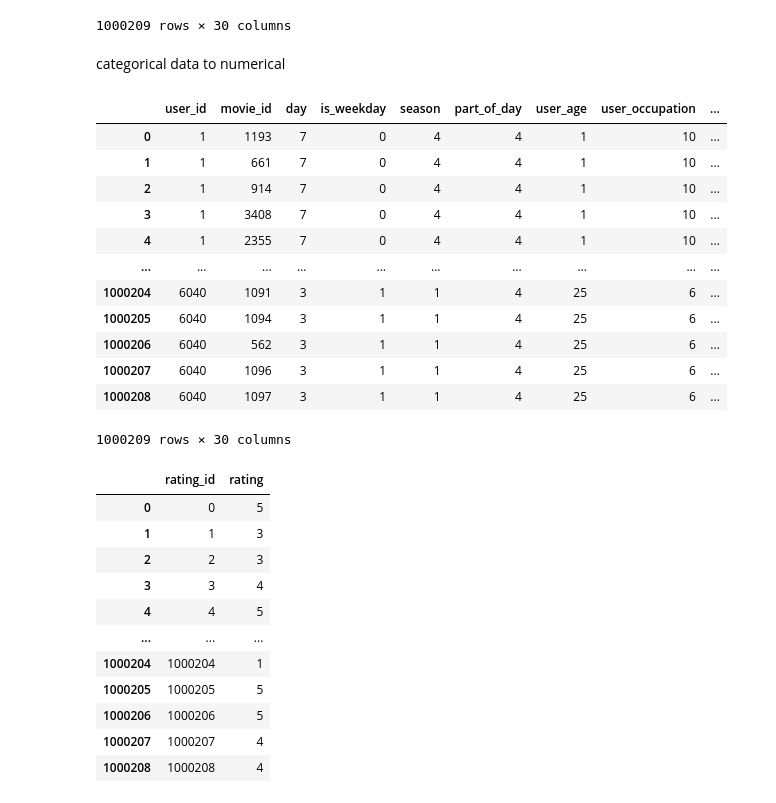
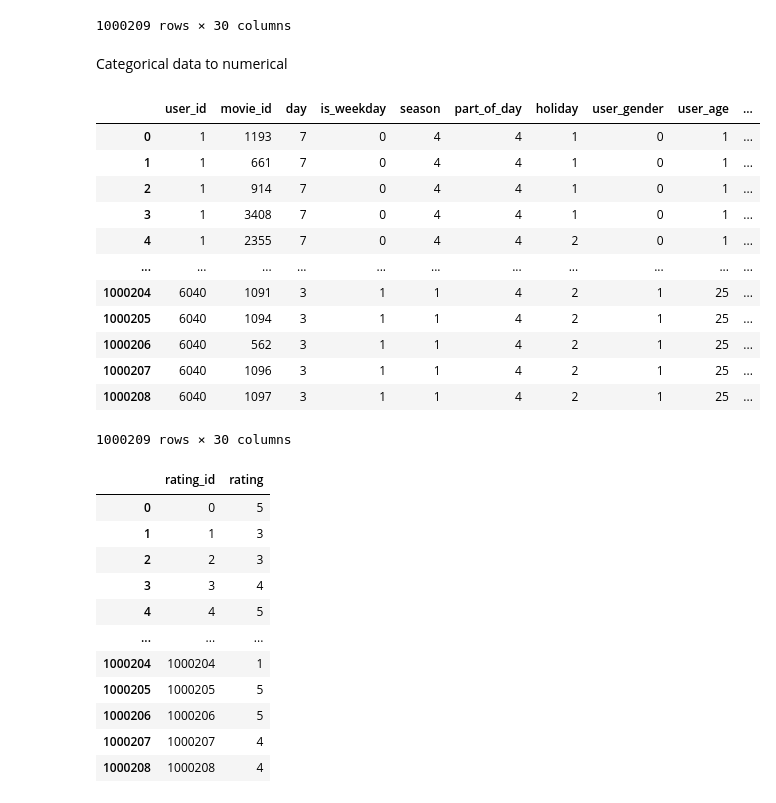
Before and after one commit to FIIT-MSc-projects/2023-Baran-Tomik-Deep-neural-network-context-aware-movie-recommendation, a Jupyter notebook: 1m/data_preprocessing/feature_selection/my_feature_selection.ipynb, the cells around one changed output. Drawn from its saved outputs; the diff is of its cells as text; code cells hidden in the pictures.

```diff
--- a/1m/data_preprocessing/feature_selection/my_feature_selection.ipynb
+++ b/1m/data_preprocessing/feature_selection/my_feature_selection.ipynb
@@ -33,44 +35,29 @@ context_data
 | 1000208 | 6040 | 1097 | 3 | 1 | 1 | 4 | no_holiday | M | 25 | ... |
 1000209 rows × 30 columns
 # %% [markdown]
-categorical data to numerical
+Categorical data to numerical
-# %%
-# load holidays
-with open('../holidays.json', 'r') as json_file:
-    holiday_dates = json.load(json_file)
-
-# create index mapping
-holiday_mapping = {}
-for holiday_name, data in holiday_dates.items():
-    holiday_mapping[holiday_name] = data['index']
-
-# add no_holiday as one of the mapping
-holiday_mapping['no_holiday'] = len(holiday_mapping)
-context_data['holiday_encoded'] = context_data['holiday'].map(holiday_mapping)
-
-# create mapping for gender values ('M' and 'F')
-gender_mapping = {'F': 0, 'M': 1}
-context_data['user_gender_encoded'] = context_data['user_gender'].map(gender_mapping)
-
-context_data = context_data.drop(['holiday', 'user_gender'], axis=1)
-context_data.rename(columns={'holiday_encoded': 'holiday'}, inplace=True)
-context_data.rename(columns={'user_gender_encoded': 'user_gender'}, inplace=True)
-
-context_data
-# %% [output]
-|  | user_id | movie_id | day | is_weekday | season | part_of_day | user_age | user_occupation | ... |
-| 0 | 1 | 1193 | 7 | 0 | 4 | 4 | 1 | 10 | ... |
-| 1 | 1 | 661 | 7 | 0 | 4 | 4 | 1 | 10 | ... |
-| 2 | 1 | 914 | 7 | 0 | 4 | 4 | 1 | 10 | ... |
-| 3 | 1 | 3408 | 7 | 0 | 4 | 4 | 1 | 10 | ... |
-| 4 | 1 | 2355 | 7 | 0 | 4 | 4 | 1 | 10 | ... |
-| ... | ... | ... | ... | ... | ... | ... | ... | ... | ... |
-| 1000204 | 6040 | 1091 | 3 | 1 | 1 | 4 | 25 | 6 | ... |
-| 1000205 | 6040 | 1094 | 3 | 1 | 1 | 4 | 25 | 6 | ... |
-| 1000206 | 6040 | 562 | 3 | 1 | 1 | 4 | 25 | 6 | ... |
-| 1000207 | 6040 | 1096 | 3 | 1 | 1 | 4 | 25 | 6 | ... |
-| 1000208 | 6040 | 1097 | 3 | 1 | 1 | 4 | 25 | 6 | ... |
-1000209 rows × 30 columns
+# %%
+# Label encode categorical columns
+categorical_columns = ['holiday', 'user_gender']
+
+for column in categorical_columns:
+    context_data[column] = LabelEncoder().fit_transform(context_data[column])
+
+context_data
+# %% [output]
+|  | user_id | movie_id | day | is_weekday | season | part_of_day | holiday | user_gender | user_age | ... |
+| 0 | 1 | 1193 | 7 | 0 | 4 | 4 | 1 | 0 | 1 | ... |
+| 1 | 1 | 661 | 7 | 0 | 4 | 4 | 1 | 0 | 1 | ... |
+| 2 | 1 | 914 | 7 | 0 | 4 | 4 | 1 | 0 | 1 | ... |
+| 3 | 1 | 3408 | 7 | 0 | 4 | 4 | 1 | 0 | 1 | ... |
+| 4 | 1 | 2355 | 7 | 0 | 4 | 4 | 2 | 0 | 1 | ... |
+| ... | ... | ... | ... | ... | ... | ... | ... | ... | ... | ... |
+| 1000204 | 6040 | 1091 | 3 | 1 | 1 | 4 | 2 | 1 | 25 | ... |
+| 1000205 | 6040 | 1094 | 3 | 1 | 1 | 4 | 2 | 1 | 25 | ... |
+| 1000206 | 6040 | 562 | 3 | 1 | 1 | 4 | 2 | 1 | 25 | ... |
+| 1000207 | 6040 | 1096 | 3 | 1 | 1 | 4 | 2 | 1 | 25 | ... |
+| 1000208 | 6040 | 1097 | 3 | 1 | 1 | 4 | 2 | 1 | 25 | ... |
+1000209 rows × 30 columns
 # %%
 target_data_path = config['target_data']
 target_ratings = pd.read_csv(file_depth + target_data_path)
```
Also changed, not shown: parts of 14 cells of this notebook, 8 other files.
